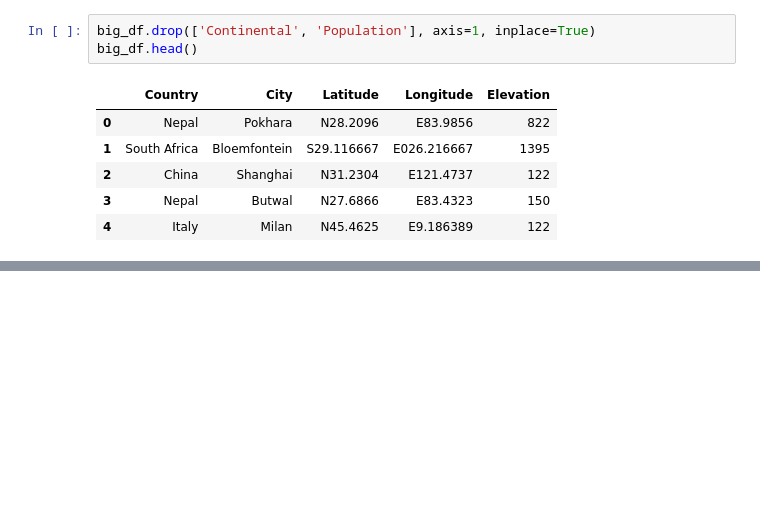
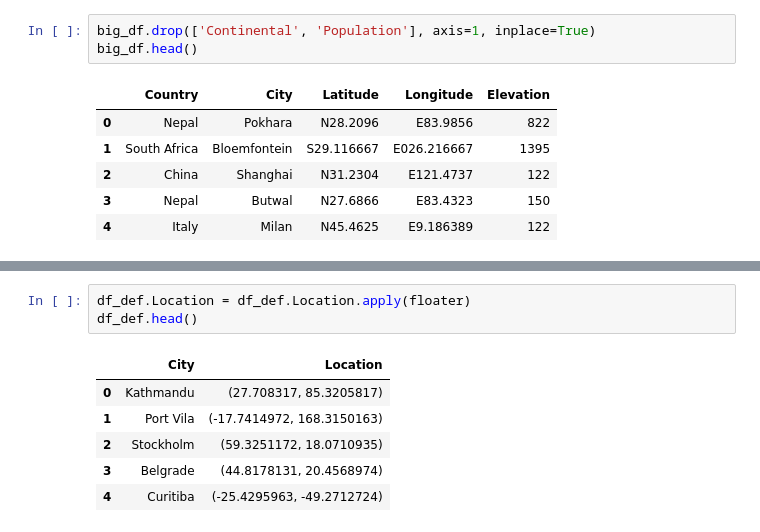
Before and after one commit to kaaiik/Proyecto-final, a Jupyter notebook: notebook/cities.ipynb, the cells around one changed output, grey strips where cells are left out. Drawn from its saved outputs; the diff is of its cells as text; blank space fills up the shorter version.

```diff
--- a/notebook/cities.ipynb
+++ b/notebook/cities.ipynb
@@ -302,0 +331,10 @@ memory usage: 5.3+ KB
+# %%
+df_def.Location = df_def.Location.apply(floater)
+df_def.head()
+# %% [output]
+|  | City | Location |
+| 0 | Kathmandu | (27.708317, 85.3205817) |
+| 1 | Port Vila | (-17.7414972, 168.3150163) |
+| 2 | Stockholm | (59.3251172, 18.0710935) |
+| 3 | Belgrade | (44.8178131, 20.4568974) |
+| 4 | Curitiba | (-25.4295963, -49.2712724) |
```
Also changed, not shown: parts of 40 cells of this notebook, 4 other files.
